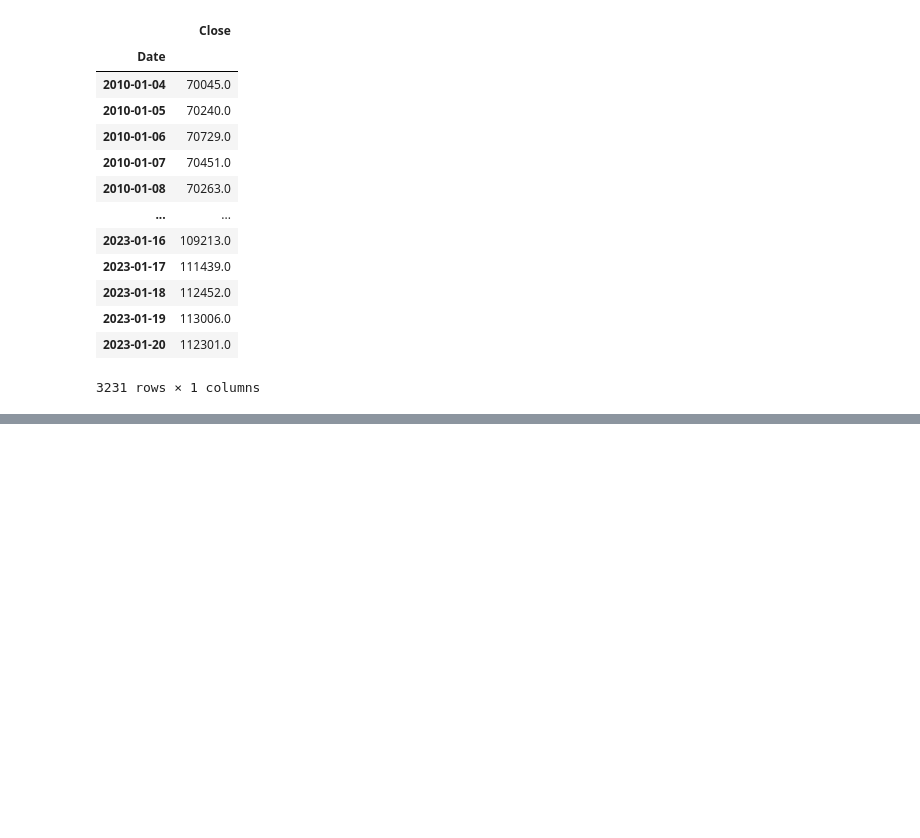
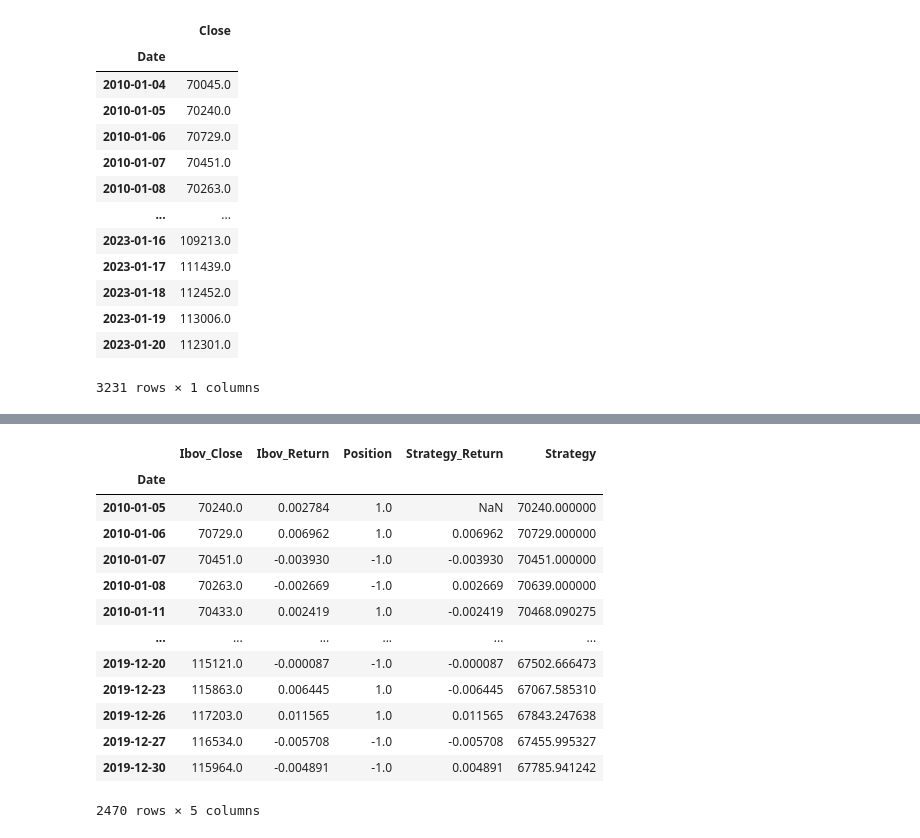
Before and after one commit to RochaErik/Project-Ibovespa-Analysis-Trading-Strategies, a Jupyter notebook: IbovespaAnalysis&Strategy.ipynb, the cells around one changed output, grey strips where cells are left out. Cells and saved outputs as stored; diff of their text form; code cells hidden in the pictures; blank space fills up the shorter version.

```diff
--- a/IbovespaAnalysis&Strategy.ipynb
+++ b/IbovespaAnalysis&Strategy.ipynb
@@ -44,0 +219,17 @@ df
+# %%
+df1
+# %% [output]
+|  | Ibov_Close | Ibov_Return | Position | Strategy_Return | Strategy |
+| Date |  |  |  |  |  |
+| 2010-01-05 | 70240.0 | 0.002784 | 1.0 | NaN | 70240.000000 |
+| 2010-01-06 | 70729.0 | 0.006962 | 1.0 | 0.006962 | 70729.000000 |
+| 2010-01-07 | 70451.0 | -0.003930 | -1.0 | -0.003930 | 70451.000000 |
+| 2010-01-08 | 70263.0 | -0.002669 | -1.0 | 0.002669 | 70639.000000 |
+| 2010-01-11 | 70433.0 | 0.002419 | 1.0 | -0.002419 | 70468.090275 |
+| ... | ... | ... | ... | ... | ... |
+| 2019-12-20 | 115121.0 | -0.000087 | -1.0 | -0.000087 | 67502.666473 |
+| 2019-12-23 | 115863.0 | 0.006445 | 1.0 | -0.006445 | 67067.585310 |
+| 2019-12-26 | 117203.0 | 0.011565 | 1.0 | 0.011565 | 67843.247638 |
+| 2019-12-27 | 116534.0 | -0.005708 | -1.0 | -0.005708 | 67455.995327 |
+| 2019-12-30 | 115964.0 | -0.004891 | -1.0 | 0.004891 | 67785.941242 |
+2470 rows × 5 columns
```
Also changed, not shown: parts of 29 cells of this notebook.
